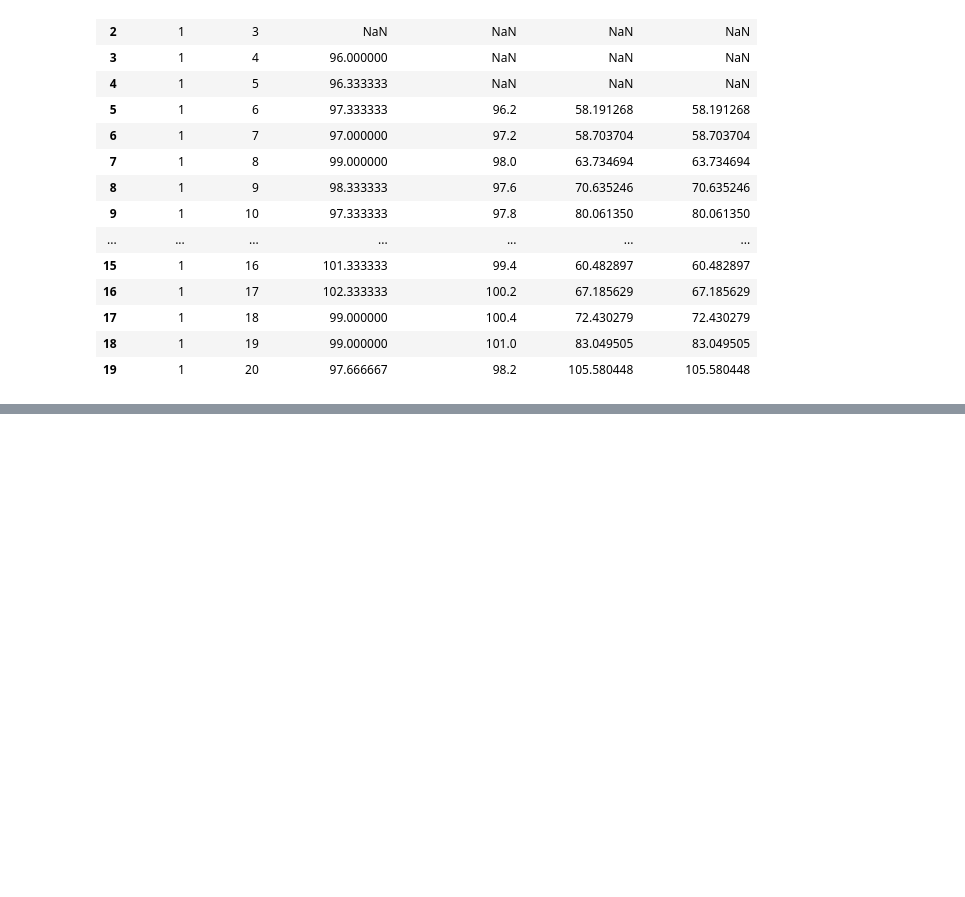
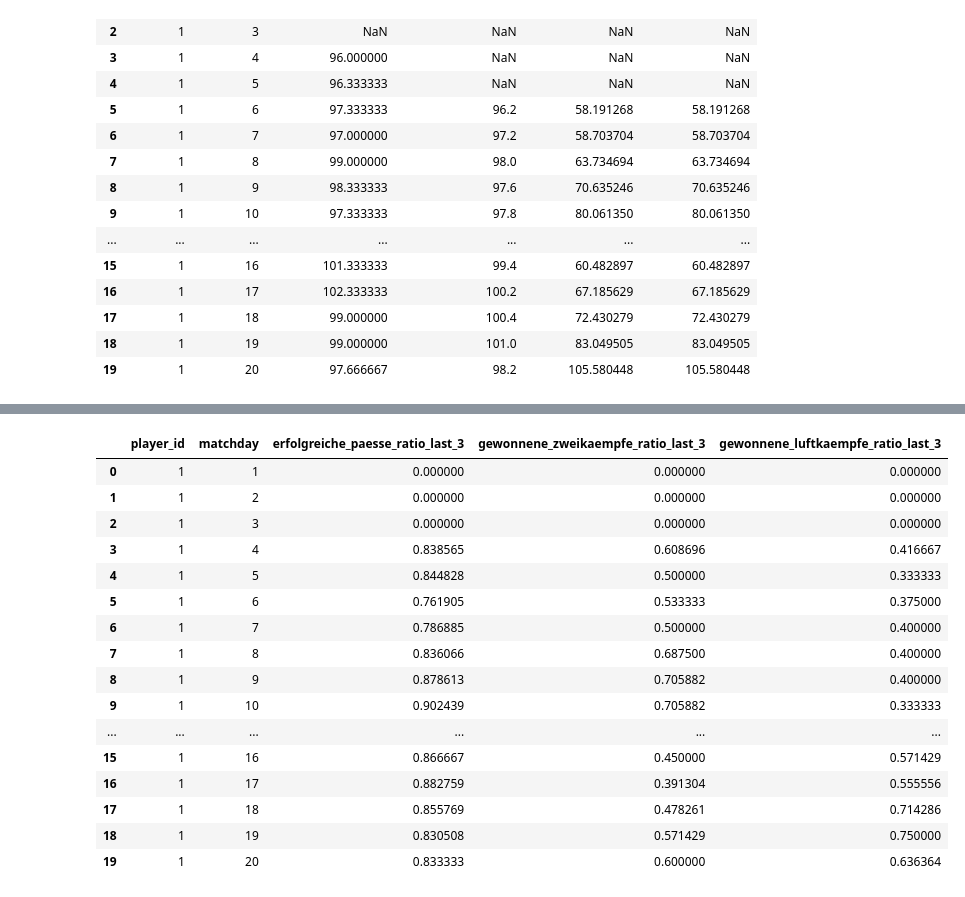
Before and after one commit to PlatoMax/Kickbase-Analytics, a Jupyter notebook: features.ipynb, the cells around one changed output, grey strips where cells are left out. Cells and saved outputs as stored; diff of their text form; code cells hidden in the pictures; blank space fills up the shorter version.

```diff
--- a/features.ipynb
+++ b/features.ipynb
@@ -120,0 +175,57 @@ df[["player_id", "matchday", "minutes_avg_last_3", "minutes_avg_last_5", "points
+# %%
+ratio_pairs = [
+    ("erfolgreiche_paesse", "paesse_gesamt"),
+    ("gewonnene_zweikaempfe", "gewonnene_zweikaempfe_gesamt"),
+    ("gewonnene_luftkaempfe", "gewonnene_luftkaempfe_gesamt"),
+    ("erfolgreiche_tacklings", "tacklings_gesamt"),
+    ("erfolgreiche_dribblings", "dribblings_gesamt"),
+    ("schussgenauigkeit", "schussgenauigkeit_gesamt")
+]
+
+for succes_col, total_col in ratio_pairs:
+    df[f"{succes_col}_filled"] = df[succes_col].fillna(0)
+    df[f"{total_col}_filled"] = df[total_col].fillna(0)
+
+    df[f"{succes_col}_sum_last_3"] = (
+    df.groupby(["player_id", "season"])[f"{succes_col}_filled"]
+    .shift(1)
+    .rolling(window=3)
+    .sum()
+    )
+
+    df[f"{total_col}_sum_last_3"] = (
+    df.groupby(["player_id", "season"])[f"{total_col}_filled"]
+    .shift(1)
+    .rolling(window=3)
+    .sum()
+    )
+
+    df[f"{succes_col}_ratio_last_3"] = df[f"{succes_col}_sum_last_3"] / df[f"{total_col}_sum_last_3"]
+    df[f"{succes_col}_ratio_last_3"] = df[f"{succes_col}_ratio_last_3"].replace([np.inf, -np.inf], np.nan).fillna(0)
+
+    df = df.drop(columns=[
+        f"{succes_col}_filled",
+        f"{succes_col}_sum_last_3",
+        f"{total_col}_filled",
+        f"{total_col}_sum_last_3"
+    ])
+# %%
+df[["player_id", "matchday", "erfolgreiche_paesse_ratio_last_3", "gewonnene_zweikaempfe_ratio_last_3", "gewonnene_luftkaempfe_ratio_last_3"]].head(20)
+# %% [output]
+|  | player_id | matchday | erfolgreiche_paesse_ratio_last_3 | gewonnene_zweikaempfe_ratio_last_3 | gewonnene_luftkaempfe_ratio_last_3 |
+| 0 | 1 | 1 | 0.000000 | 0.000000 | 0.000000 |
+| 1 | 1 | 2 | 0.000000 | 0.000000 | 0.000000 |
+| 2 | 1 | 3 | 0.000000 | 0.000000 | 0.000000 |
+| 3 | 1 | 4 | 0.838565 | 0.608696 | 0.416667 |
+| 4 | 1 | 5 | 0.844828 | 0.500000 | 0.333333 |
+| 5 | 1 | 6 | 0.761905 | 0.533333 | 0.375000 |
+| 6 | 1 | 7 | 0.786885 | 0.500000 | 0.400000 |
+| 7 | 1 | 8 | 0.836066 | 0.687500 | 0.400000 |
+| 8 | 1 | 9 | 0.878613 | 0.705882 | 0.400000 |
+| 9 | 1 | 10 | 0.902439 | 0.705882 | 0.333333 |
+| ... | ... | ... | ... | ... | ... |
+| 15 | 1 | 16 | 0.866667 | 0.450000 | 0.571429 |
+| 16 | 1 | 17 | 0.882759 | 0.391304 | 0.555556 |
+| 17 | 1 | 18 | 0.855769 | 0.478261 | 0.714286 |
+| 18 | 1 | 19 | 0.830508 | 0.571429 | 0.750000 |
+| 19 | 1 | 20 | 0.833333 | 0.600000 | 0.636364 |
```
Also changed, not shown: parts of 5 cells of this notebook, 2 other files.
